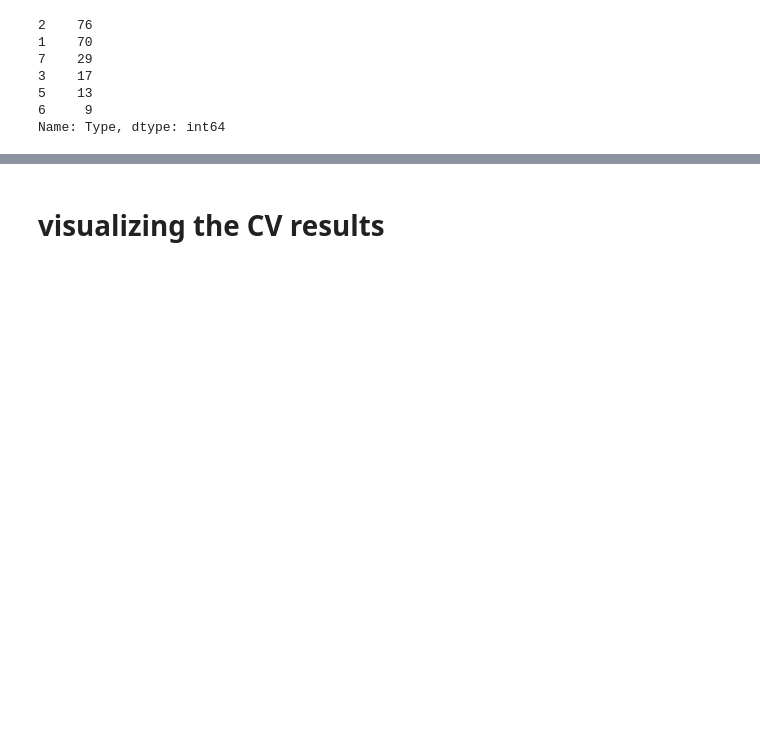
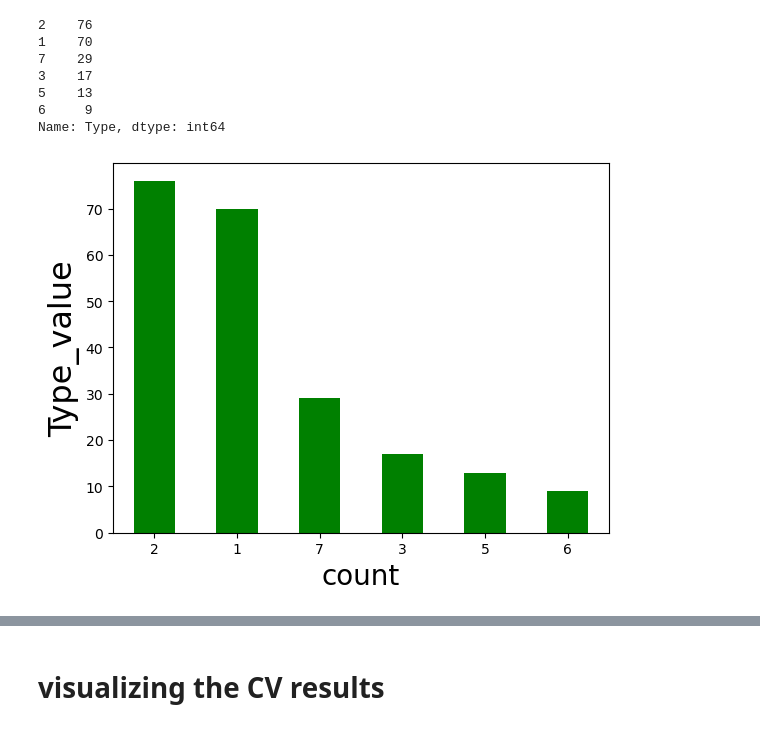
Before and after one commit to niranjankr18/KNN, a Jupyter notebook: KNN.Glass.ipynb, the cells around one changed output, grey strips where cells are left out. Drawn from its saved outputs; the diff is of its cells as text; code cells hidden in the pictures; blank space fills up the shorter version.

```diff
--- a/KNN.Glass.ipynb
+++ b/KNN.Glass.ipynb
@@ -33,3 +72,11 @@ df1["Type"].value_counts()
 5    13
 6     9
 Name: Type, dtype: int64
+# %%
+df1.Type.value_counts().plot(kind='bar',color='green')
+plt.xlabel("count",size=20)
+plt.ylabel("Type_value",size=23)
+plt.xticks(rotation='0')
+plt.show()
+# %% [output]
+[figure, added]
```
Also changed, not shown: parts of 17 cells of this notebook, 1 other file.
